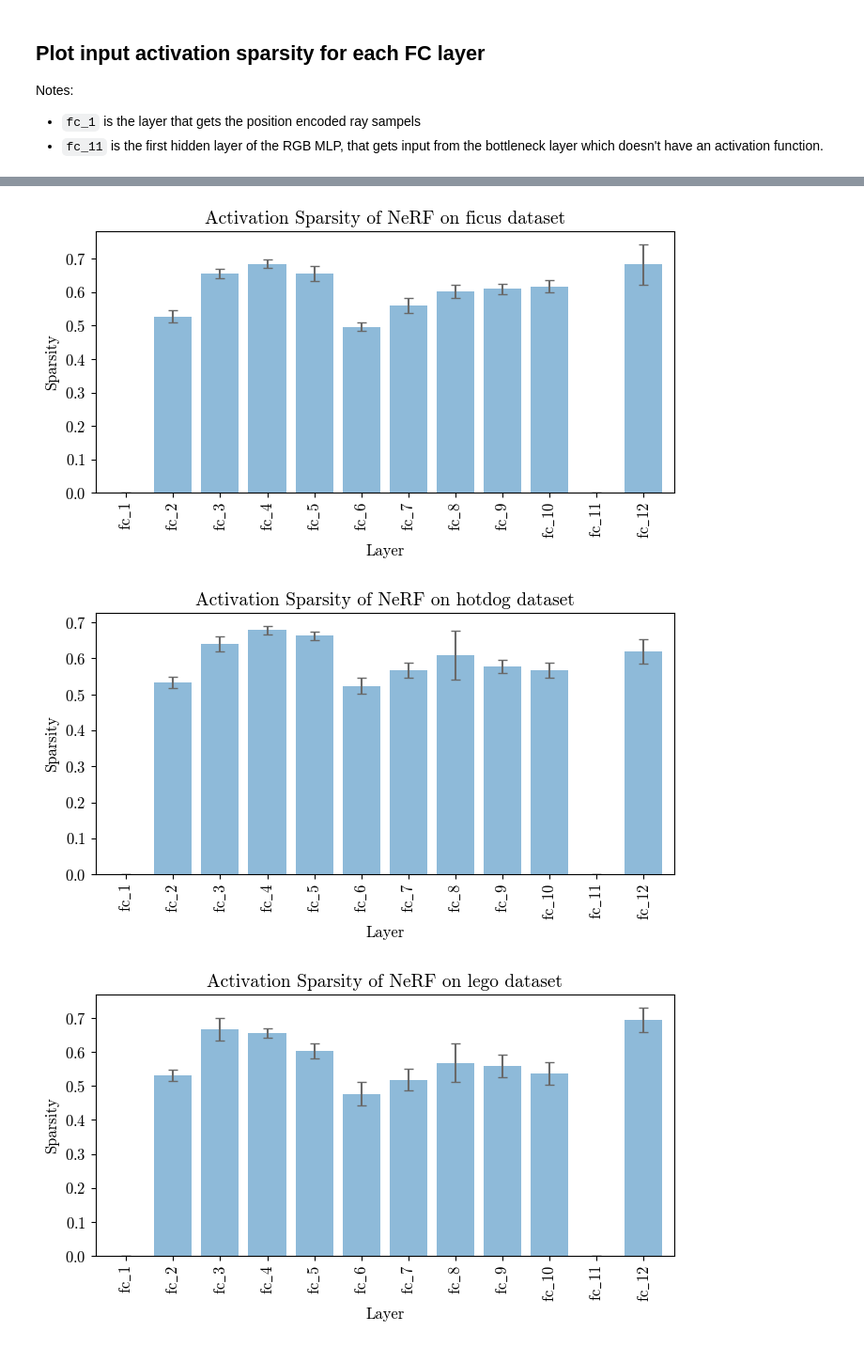
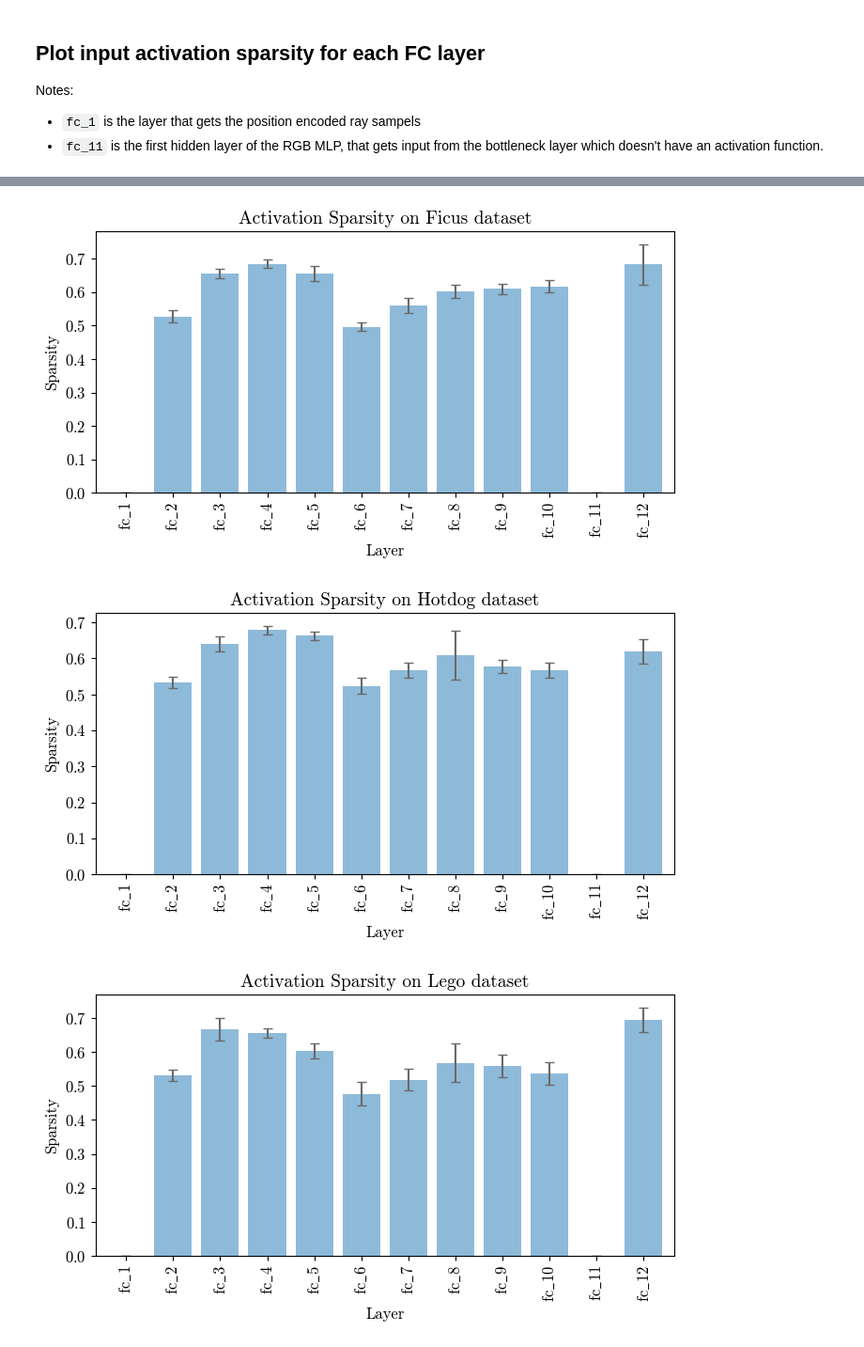
Before and after one commit to williamshen-nz/accelerating-nerfs, a Jupyter notebook: notebooks/NeRF Activation Sparsity.ipynb, the cells around one changed output, grey strips where cells are left out. Shown at 94% size. Cells and saved outputs as stored; diff of their text form; code cells hidden in the pictures.

Commit message:
Update figures and rename notebook utils

```diff
--- a/notebooks/NeRF Activation Sparsity.ipynb
+++ b/notebooks/NeRF Activation Sparsity.ipynb
@@ -49,7 +50,8 @@ Notes:
 - `fc_11` is the first hidden layer of the RGB MLP, that gets input from the bottleneck layer which doesn't have an activation function.
 # %%
 dfs = [pd.DataFrame.from_dict(results, orient="index") for results in processed_results.values()]
-os.makedirs("figures", exist_ok=True)
+fig_dir = "figures/activation"
+os.makedirs(fig_dir, exist_ok=True)
 mean_sparsities = []
 
 for label, df in zip(processed_results.keys(), dfs):
@@ -60,11 +62,11 @@ for label, df in zip(processed_results.keys(), dfs):
     )
     ax.set_xticklabels(["$\mathrm{fc}{\_}" + v.split("_")[1] + "$" for v in df.index.values])
     ax.get_legend().remove()
-    ax.set_title(f"Activation Sparsity of NeRF on {label} dataset")
+    ax.set_title(f"Activation Sparsity on {label.capitalize()} dataset")
     ax.set_xlabel("Layer")
     ax.set_ylabel("Sparsity")
     ax.figure.tight_layout()
-    ax.figure.savefig(f"figures/{label}_sparsity.pdf")
+    ax.figure.savefig(f"{fig_dir}/{label}_sparsity.pdf")
 
     df_has_sparsity = df[df['sparsity'] > 0.01]
 
@@ -98,3 +100,3 @@ Overall mean sparsity: 0.6029788866382333
-[figure, old version]
+[figure, new version]
-[figure, old version]
+[figure, new version]
-[figure, old version]
+[figure, new version]
```
Also changed, not shown: parts of 3 cells of this notebook, 21 other files.
